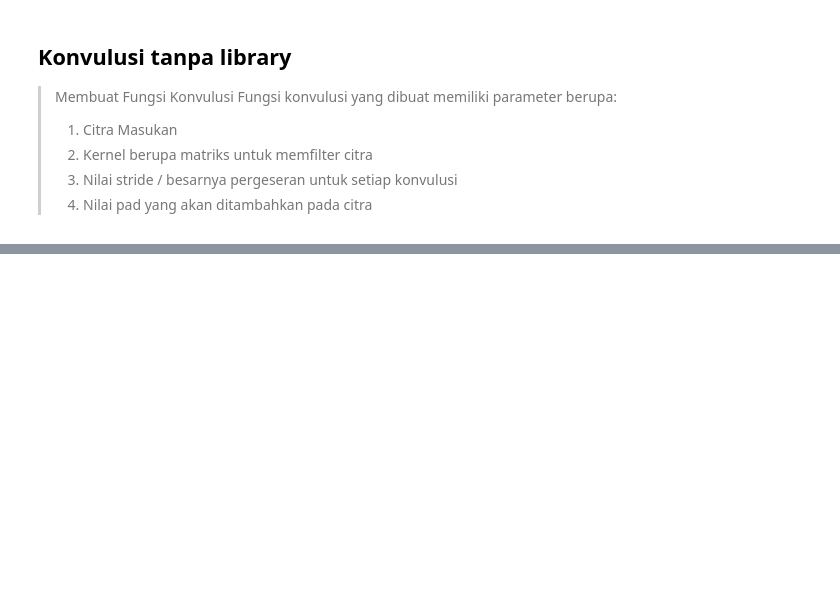
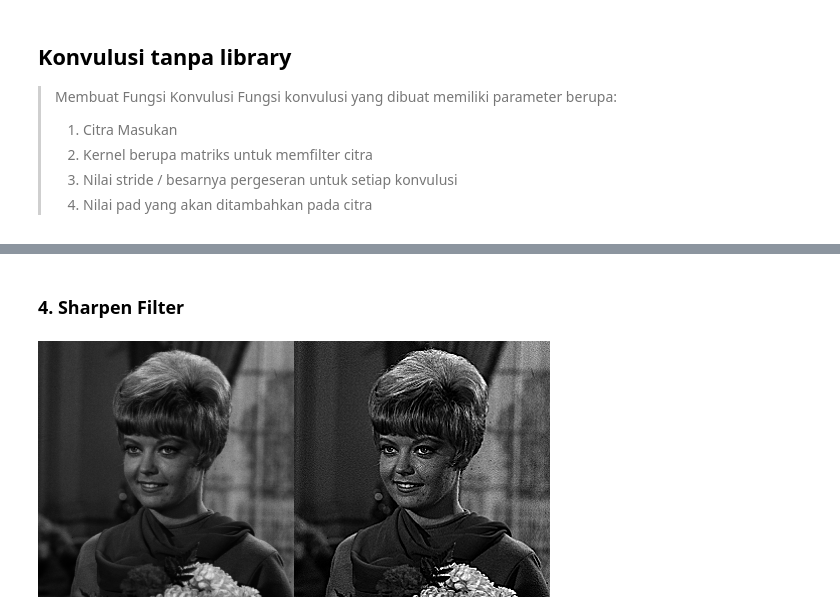
Before and after one commit to raihanhd12/PCVK_Genap_2023, a Jupyter notebook: Minggu 7/Week 7.ipynb, the cells around one changed output, grey strips where cells are left out. Cells and saved outputs as stored; diff of their text form; code cells hidden in the pictures; blank space fills up the shorter version.

```diff
--- a/Minggu 7/Week 7.ipynb
+++ b/Minggu 7/Week 7.ipynb
@@ -77,0 +179,19 @@ cv2_imshow(final_frame)
+# %% [markdown]
+### 4. Sharpen Filter
+# %%
+# Sharpen kernel
+sharpen_kernel = np.array([[-0, -1, 0],
+                          [-1, 5, -1],
+                          [0, -1, 0]])
+
+# Apply convolution with sharpen kernel and stride=1, padding=0
+sharpen_img = convolution2d(img_gray, sharpen_kernel, stride=1, padding=0)
+
+# Convert the output image to uint8 and resize to match the dimensions of img_gray
+sharpen_img = cv.resize(sharpen_img, img_gray.shape[::-1])
+
+# Display original and sharpened images side by side
+final_frame = np.hstack((img_gray, sharpen_img))
+cv2_imshow(final_frame)
+# %% [output]
+[figure, added]
```
Also changed, not shown: parts of 24 cells of this notebook.
